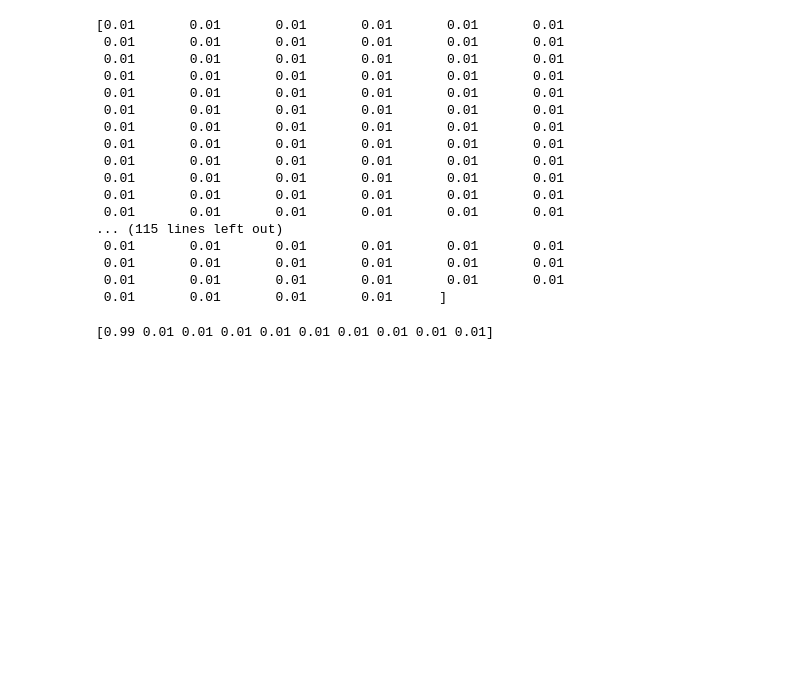
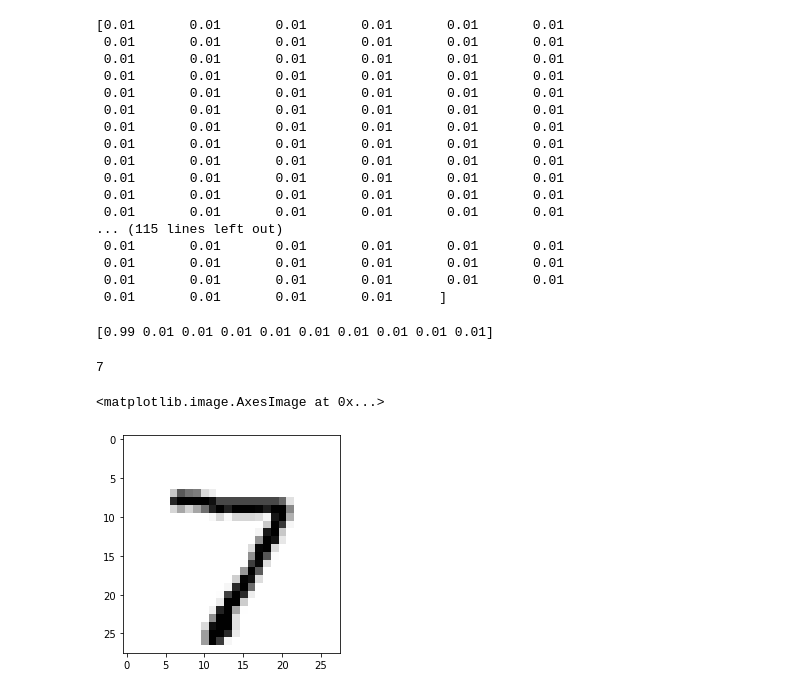
Before and after one commit to mucollabo/firstRNN, a Jupyter notebook: mnist01.ipynb, the cells around one changed output. Cells and saved outputs as stored; diff of their text form; code cells hidden in the pictures; blank space fills up the shorter version.

Commit message:
test the RNN

```diff
--- a/mnist01.ipynb
+++ b/mnist01.ipynb
@@ -159,3 +159,21 @@ for record in data_list:
   targets[int(all_values[0])] = 0.99
   n.train(inputs, targets)
   pass
+# %%
+# mnist 테스트 데이터인 csv 파일을 리스트로 불러오기
+test_data_file = open("/content/drive/MyDrive/ColabNotebooks/firstRNN/mnist_dataset/mnist_test_10.csv", 'r')
+test_data_list = test_data_file.readlines()
+test_data_file.close()
+# %%
+# get the first test record
+all_values = test_data_list[0].split(',')
+# print the label
+print(all_values[0])
+# %% [output]
+7
+# %%
+image_array = np.asfarray(all_values[1:]).reshape((28, 28))
+plt.imshow(image_array, cmap='Greys', interpolation='None')
+# %% [output]
+<matplotlib.image.AxesImage at 0x...>
+[figure, added]
```
Also changed, not shown: parts of 1 cell of this notebook.
